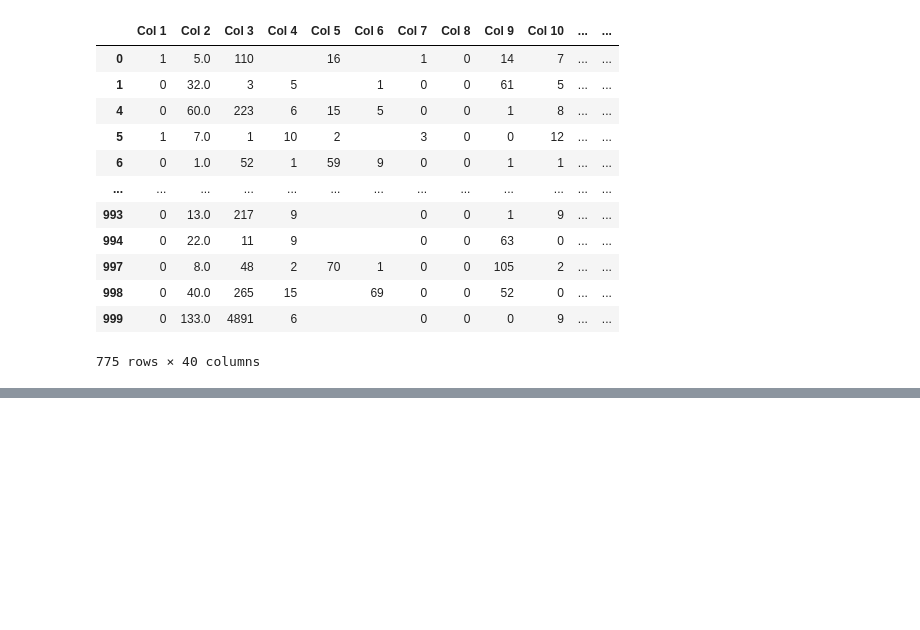
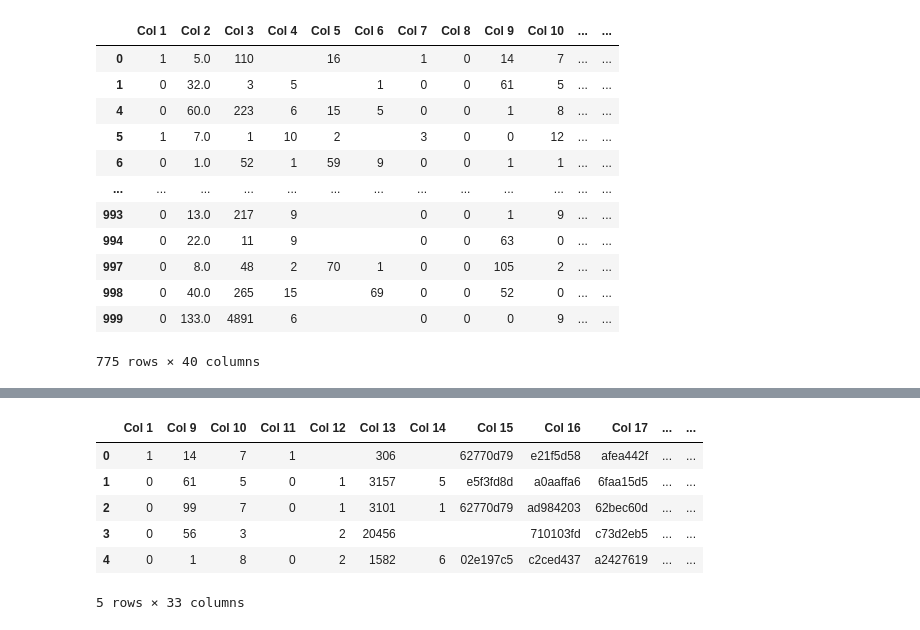
Before and after one commit to Somonnoy44/DSCI-project, a Jupyter notebook: Criteo Dataset Analysis-Copy1.ipynb, the cells around one changed output, grey strips where cells are left out. Drawn from its saved outputs; the diff is of its cells as text; code cells hidden in the pictures; blank space fills up the shorter version.

```diff
--- a/Criteo Dataset Analysis-Copy1.ipynb
+++ b/Criteo Dataset Analysis-Copy1.ipynb
@@ -636,0 +661,10 @@ df1.shape
+# %%
+df1.head()
+# %% [output]
+|  | Col 1 | Col 9 | Col 10 | Col 11 | Col 12 | Col 13 | Col 14 | Col 15 | Col 16 | Col 17 | ... | ... |
+| 0 | 1 | 14 | 7 | 1 |  | 306 |  | 62770d79 | e21f5d58 | afea442f | ... | ... |
+| 1 | 0 | 61 | 5 | 0 | 1 | 3157 | 5 | e5f3fd8d | a0aaffa6 | 6faa15d5 | ... | ... |
+| 2 | 0 | 99 | 7 | 0 | 1 | 3101 | 1 | 62770d79 | ad984203 | 62bec60d | ... | ... |
+| 3 | 0 | 56 | 3 |  | 2 | 20456 |  |  | 710103fd | c73d2eb5 | ... | ... |
+| 4 | 0 | 1 | 8 | 0 | 2 | 1582 | 6 | 02e197c5 | c2ced437 | a2427619 | ... | ... |
+5 rows × 33 columns
```
Also changed, not shown: parts of 24 cells of this notebook.
